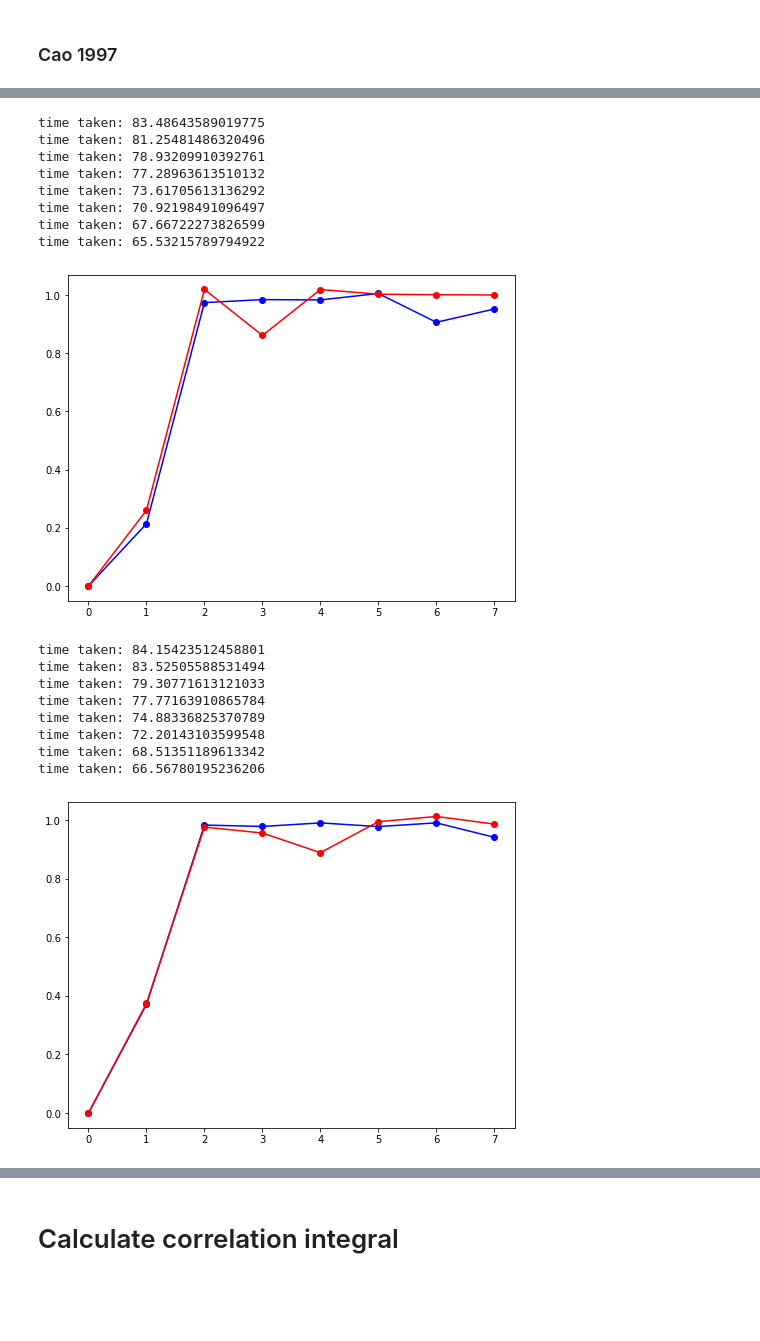
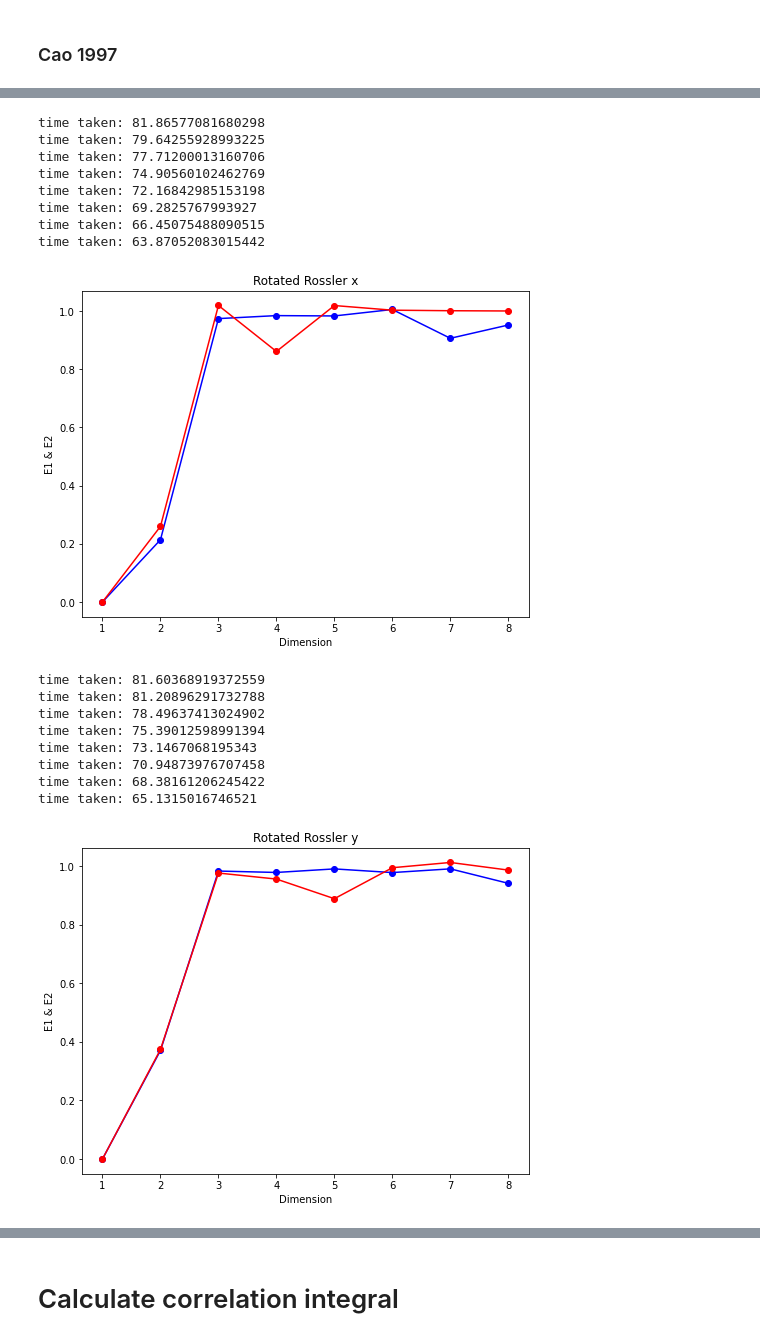
Before and after one commit to esandford/starspot_chaos, a Jupyter notebook: syntheticSignals.ipynb, the cells around one changed output, grey strips where cells are left out. Saved outputs shown, nothing was run; the diff lists cells and outputs as text; code cells hidden in the pictures; blank space fills up the shorter version.

```diff
--- a/syntheticSignals.ipynb
+++ b/syntheticSignals.ipynb
@@ -1022,39 +976,45 @@ time taken: 108.80119228363037
 # %%
 #going to be too slow to run on O(10^4) data points---will need to cythonize
 # of order 1 second per m for 1000 entries but scales as N^2
 E1, E2 = cao97(timeSeries = rotated_rossler_r[:5000,0], tau = 138, mMax = 8)
 fig, ax = plt.subplots(1,1,figsize=(8,6))
-ax.plot(E1,'bo',ls='-')
-ax.plot(E2,'ro',ls='-')
+ax.plot(np.arange(1,9),E1,'bo',ls='-')
+ax.plot(np.arange(1,9),E2,'ro',ls='-')
+ax.set_title('Rotated Rossler x')
+ax.set_xlabel('Dimension')
+ax.set_ylabel('E1 & E2')
 plt.show()
 # %% [output]
-time taken: 83.48643589019775
-time taken: 81.25481486320496
-time taken: 78.93209910392761
-time taken: 77.28963613510132
-time taken: 73.61705613136292
-time taken: 70.92198491096497
-time taken: 67.66722273826599
-time taken: 65.53215789794922
+time taken: 81.86577081680298
+time taken: 79.64255928993225
+time taken: 77.71200013160706
+time taken: 74.90560102462769
+time taken: 72.16842985153198
+time taken: 69.2825767993927
+time taken: 66.45075488090515
+time taken: 63.87052083015442
-[figure, old version]
+[figure, new version]
 # %%
 #going to be too slow to run on O(10^4) data points---will need to cythonize
 # of order 1 second per m for 1000 entries but scales as N^2
 E1, E2 = cao97(timeSeries = rotated_rossler_r[:5000,1], tau = 134, mMax = 8)
 fig, ax = plt.subplots(1,1,figsize=(8,6))
-ax.plot(E1,'bo',ls='-')
-ax.plot(E2,'ro',ls='-')
+ax.plot(np.arange(1,9),E1,'bo',ls='-')
+ax.plot(np.arange(1,9),E2,'ro',ls='-')
+ax.set_title('Rotated Rossler y')
+ax.set_xlabel('Dimension')
+ax.set_ylabel('E1 & E2')
 plt.show()
 # %% [output]
-time taken: 84.15423512458801
-time taken: 83.52505588531494
-time taken: 79.30771613121033
-time taken: 77.77163910865784
-time taken: 74.88336825370789
-time taken: 72.20143103599548
-time taken: 68.51351189613342
-time taken: 66.56780195236206
+time taken: 81.60368919372559
+time taken: 81.20896291732788
+time taken: 78.49637413024902
+time taken: 75.39012598991394
+time taken: 73.1467068195343
+time taken: 70.94873976707458
+time taken: 68.38161206245422
+time taken: 65.1315016746521
-[figure, old version]
+[figure, new version]
 # %%
 #going to be too slow to run on O(10^4) data points---will need to cythonize
 # of order 1 second per m for 1000 entries but scales as N^2
```
Also changed, not shown: parts of 19 cells of this notebook.
